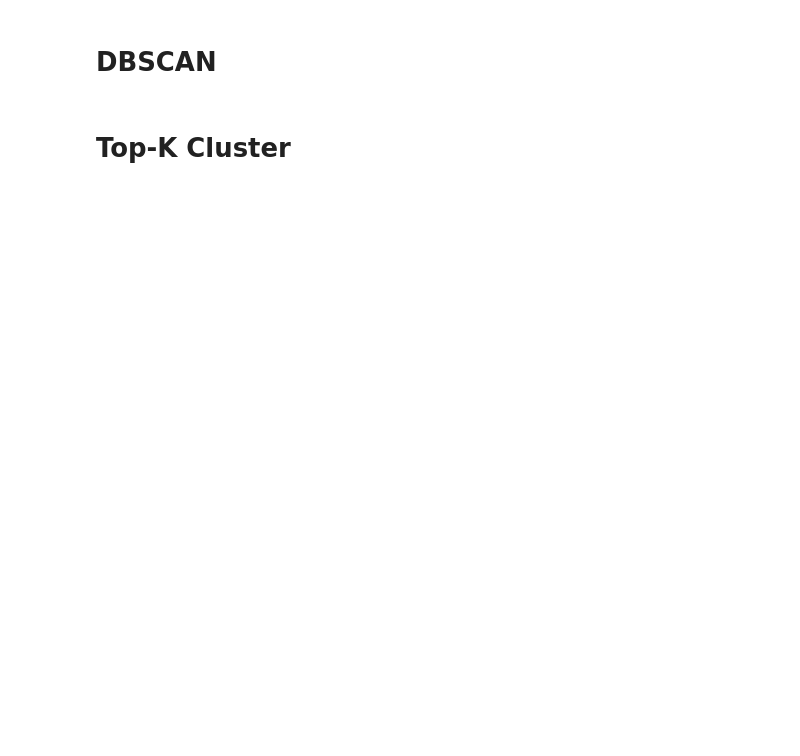
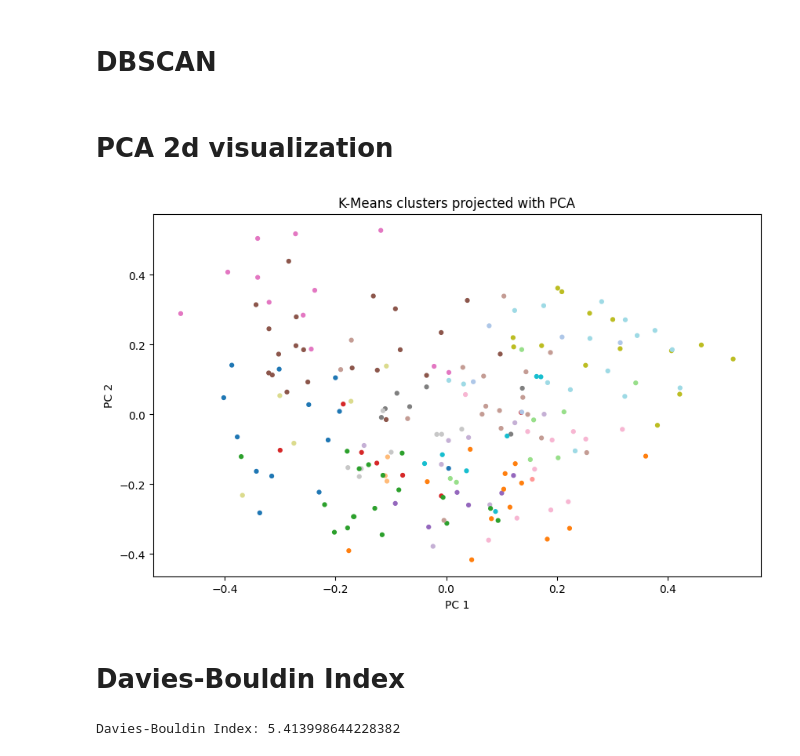
Before and after one commit to erisandersen/02807_ComputationalTools_Netflix, a Jupyter notebook: Clustering.ipynb, the cells around one changed output. Drawn from its saved outputs; the diff is of its cells as text; code cells hidden in the pictures; blank space fills up the shorter version.

```diff
--- a/Clustering.ipynb
+++ b/Clustering.ipynb
@@ -120,8 +161,32 @@ labels_db = db.fit_predict(distance_matrix_fixed)
 df['cluster_dbscan'] = np.nan
 df.loc[sample_idx, 'cluster_dbscan'] = labels_db
 df['cluster_dbscan'] = df['cluster_dbscan'].astype('Int64')
-# %% [markdown]
-# Top-K Cluster
+# %% [markdown]
+# PCA 2d visualization
+# %%
+from sklearn.decomposition import PCA
+import matplotlib.pyplot as plt
+
+pca = PCA(n_components=2)
+X_2d = pca.fit_transform(X_hybrid.toarray()[:200])  # use subset
+
+plt.figure(figsize=(10,6))
+plt.scatter(X_2d[:,0], X_2d[:,1], c=labels_kmeans[:200], cmap='tab20', s=12)
+plt.title("K-Means clusters projected with PCA")
+plt.xlabel("PC 1")
+plt.ylabel("PC 2")
+plt.show()
+# %% [output]
+[figure, added]
+# %% [markdown]
+# Davies-Bouldin Index
+# %%
+from sklearn.metrics import davies_bouldin_score
+
+dbi = davies_bouldin_score(X_hybrid.toarray(), labels_kmeans)
+print("Davies-Bouldin Index:", dbi)
+# %% [output]
+Davies-Bouldin Index: 5.413998644228382
 # %%
 which = 'cluster_kmeans'  # or cluster / cluster_dbscan
 sizes = df[which].value_counts(dropna=True)
```
Also changed, not shown: parts of 8 cells of this notebook, 1 other file.
